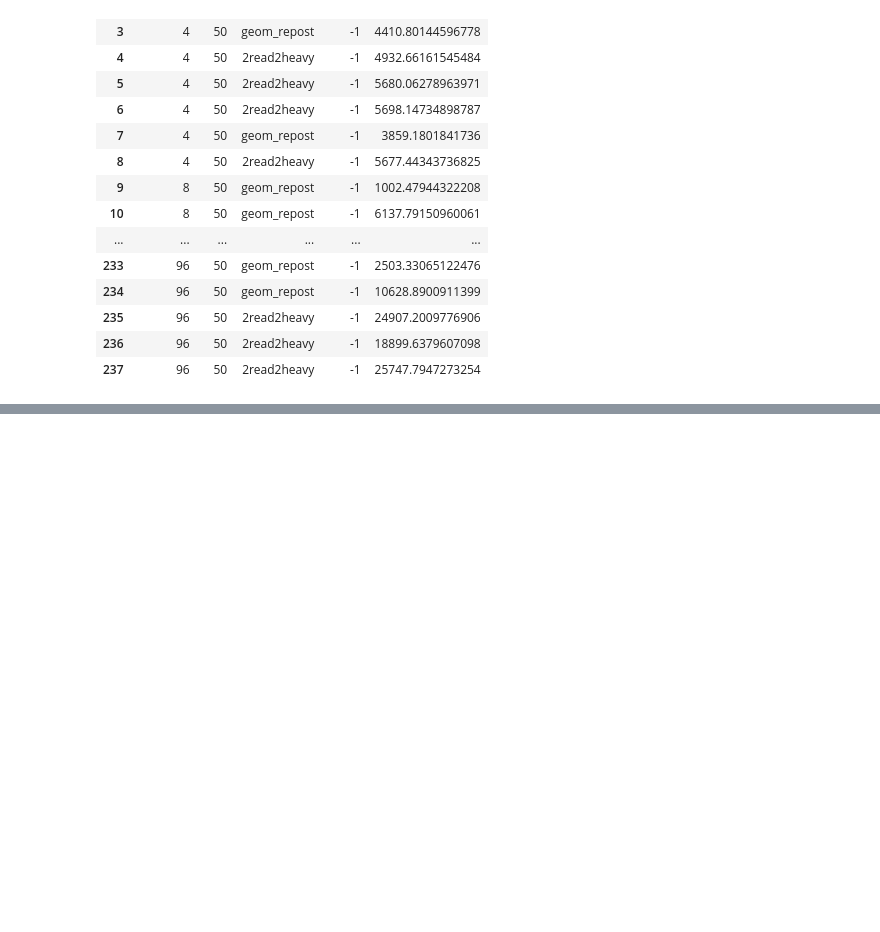
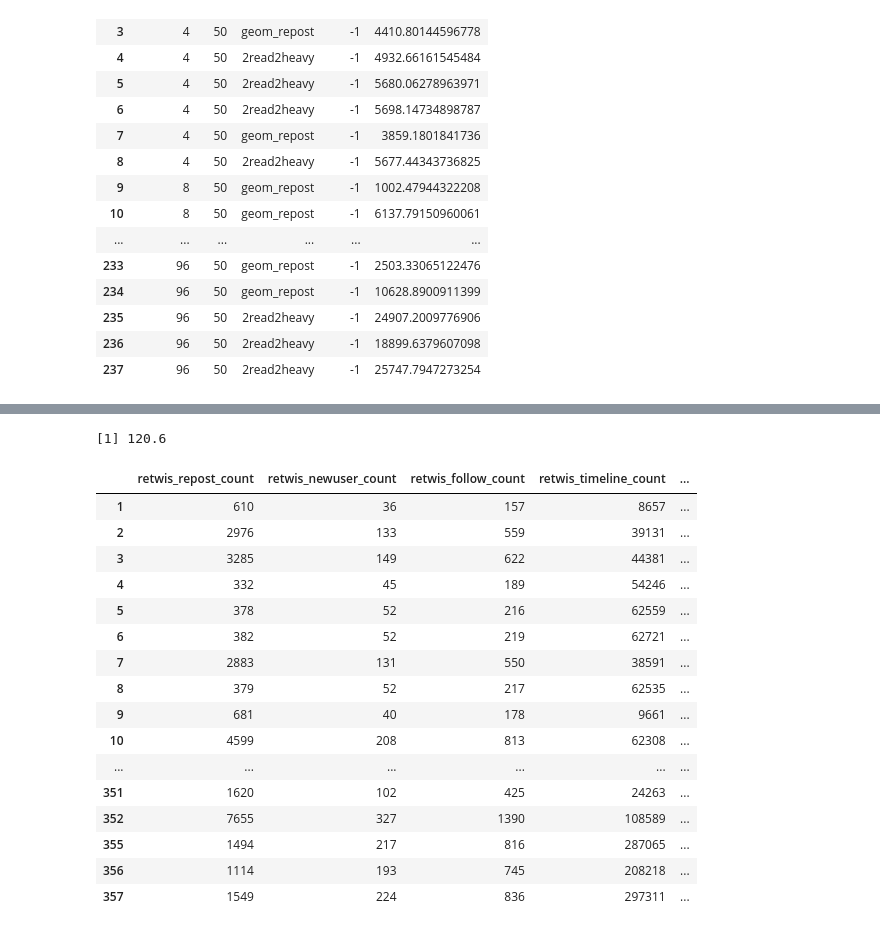
Before and after one commit to bholt/claret-doc, a Jupyter notebook: usenix16/data/scratch.ipynb, the cells around one changed output, grey strips where cells are left out. Drawn from its saved outputs; the diff is of its cells as text; code cells hidden in the pictures; blank space fills up the shorter version.

Commit message:
add workloads table and make it fit

```diff
--- a/usenix16/data/scratch.ipynb
+++ b/usenix16/data/scratch.ipynb
@@ -70,0 +112,24 @@ sql("SELECT nthreads, rate, mix, alpha, throughput FROM d")
+# %%
+54+42+15+7.6+2
+# %% [output]
+[1] 120.6
+# %%
+d[,grep('retwis_.*_count', names(d))]
+# %% [output]
+|  | retwis_repost_count | retwis_newuser_count | retwis_follow_count | retwis_timeline_count | ... |
+| 1 | 610 | 36 | 157 | 8657 | ... |
+| 2 | 2976 | 133 | 559 | 39131 | ... |
+| 3 | 3285 | 149 | 622 | 44381 | ... |
+| 4 | 332 | 45 | 189 | 54246 | ... |
+| 5 | 378 | 52 | 216 | 62559 | ... |
+| 6 | 382 | 52 | 219 | 62721 | ... |
+| 7 | 2883 | 131 | 550 | 38591 | ... |
+| 8 | 379 | 52 | 217 | 62535 | ... |
+| 9 | 681 | 40 | 178 | 9661 | ... |
+| 10 | 4599 | 208 | 813 | 62308 | ... |
+| ... | ... | ... | ... | ... | ... |
+| 351 | 1620 | 102 | 425 | 24263 | ... |
+| 352 | 7655 | 327 | 1390 | 108589 | ... |
+| 355 | 1494 | 217 | 816 | 287065 | ... |
+| 356 | 1114 | 193 | 745 | 208218 | ... |
+| 357 | 1549 | 224 | 836 | 297311 | ... |
```
Also changed, not shown: parts of 8 cells of this notebook, 7 other files.
